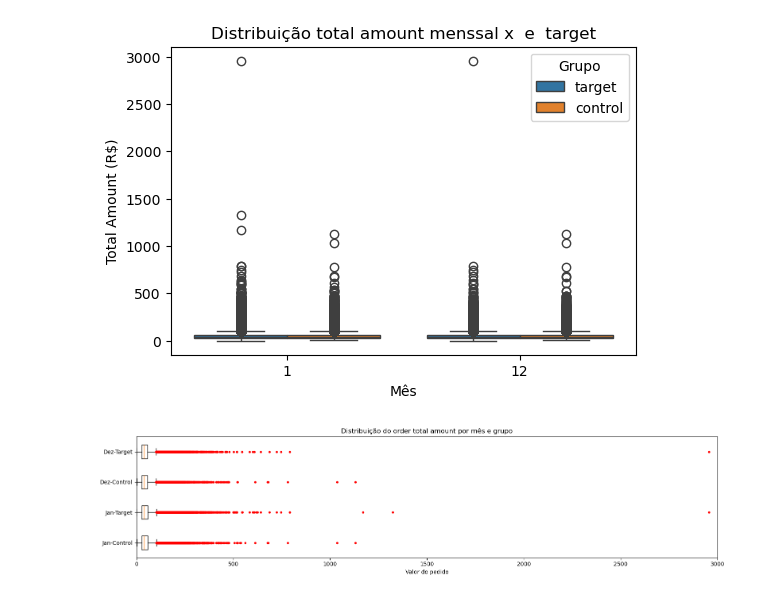
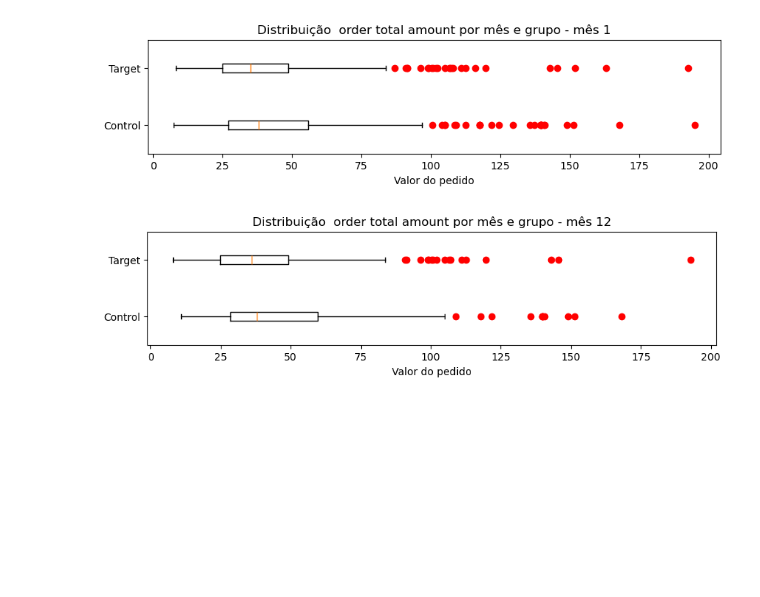
Before and after one commit to elianezanlorense/ifood_cs, a Jupyter notebook: code/notebook/02.1.outliers_transacao.ipynb, the cells around one changed output. Saved outputs shown, nothing was run; the diff lists cells and outputs as text; code cells hidden in the pictures; blank space fills up the shorter version.

```diff
--- a/code/notebook/02.1.outliers_transacao.ipynb
+++ b/code/notebook/02.1.outliers_transacao.ipynb
@@ -47,15 +41,0 @@ df
-# %%
-df["order_created_at"] = pd.to_datetime(df["order_created_at"], utc=True)
-df['unique_order_hash'] = pd.util.hash_pandas_object(
-        df[['customer_id', 'order_created_at','order_id']],
-        index=False
-    )
-df = df.drop(columns=['order_id'], errors='ignore')
-df["order_created_month"] = df["order_created_at"].dt.month
-id_both_monht=df[df['order_created_month']==12]['customer_id'].unique()
-df = df[df['customer_id'].isin(id_both_monht)].reset_index(drop=True)
-df["day_month_year"] = df["order_created_at"].dt.strftime("%d-%m-%Y")
-df["weekday"] = df["order_created_at"].dt.day_name()
-df["hour"] = df["order_created_at"].dt.hour
-
-df["day"] = df["order_created_at"].dt.day
@@ -78,59 +62,6 @@ df_stats_mes
-# %%
-plt.figure(figsize=(6, 4))
-sns.boxplot(
-    data=df,
-    y='order_total_amount',
-    x='order_created_month',
-    hue='is_target'
-)
-plt.title('Distribuição total amount menssal x  e  target')
-plt.ylabel('Total Amount (R$)')
-plt.xlabel('Mês')
-plt.legend(title='Grupo')
-plt.show()
-# %% [output]
-[figure, removed]
-# %%
-red_square = dict(markerfacecolor='r', markeredgecolor='r', marker='.')
-
-jan_control = df[
-    (df['order_created_month'] == 1) &
-    (df['is_target'] == 'control')
-]['order_total_amount']
-
-jan_target = df[
-    (df['order_created_month'] == 1) &
-    (df['is_target'] == 'target')
-]['order_total_amount']
-
-dez_control = df[
-    (df['order_created_month'] == 12) &
-    (df['is_target'] == 'control')
-]['order_total_amount']
-
-dez_target = df[
-    (df['order_created_month'] == 12) &
-    (df['is_target'] == 'target')
-]['order_total_amount']
-
-plt.figure(figsize=(16, 4))
-
-plt.boxplot(
-    [jan_control, jan_target, dez_control, dez_target],
-    vert=False,
-    flierprops=red_square
-)
-
-plt.yticks(
-    [1, 2, 3, 4],
-    ['Jan-Control', 'Jan-Target', 'Dez-Control', 'Dez-Target']
-)
-
-plt.xlim(0, 3000)
-plt.title('Distribuição do order total amount por mês e grupo')
-plt.xlabel('Valor do pedido')
-plt.tight_layout()
-plt.show()
-# %% [output]
-[figure, removed]
+# %%
+boxplot_meses(df, [1, 12])
+# %% [output]
+[figure, added]
+[figure, added]
 # %%
```
Also changed, not shown: parts of 20 cells of this notebook.
